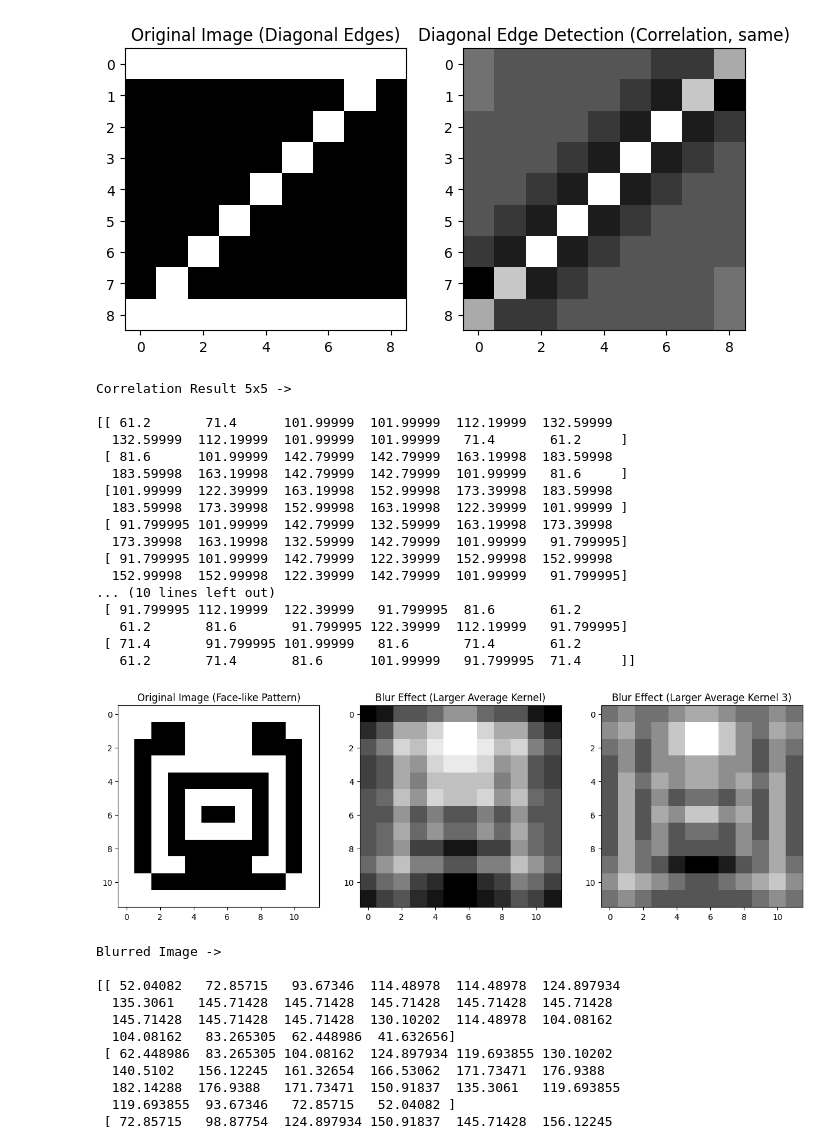
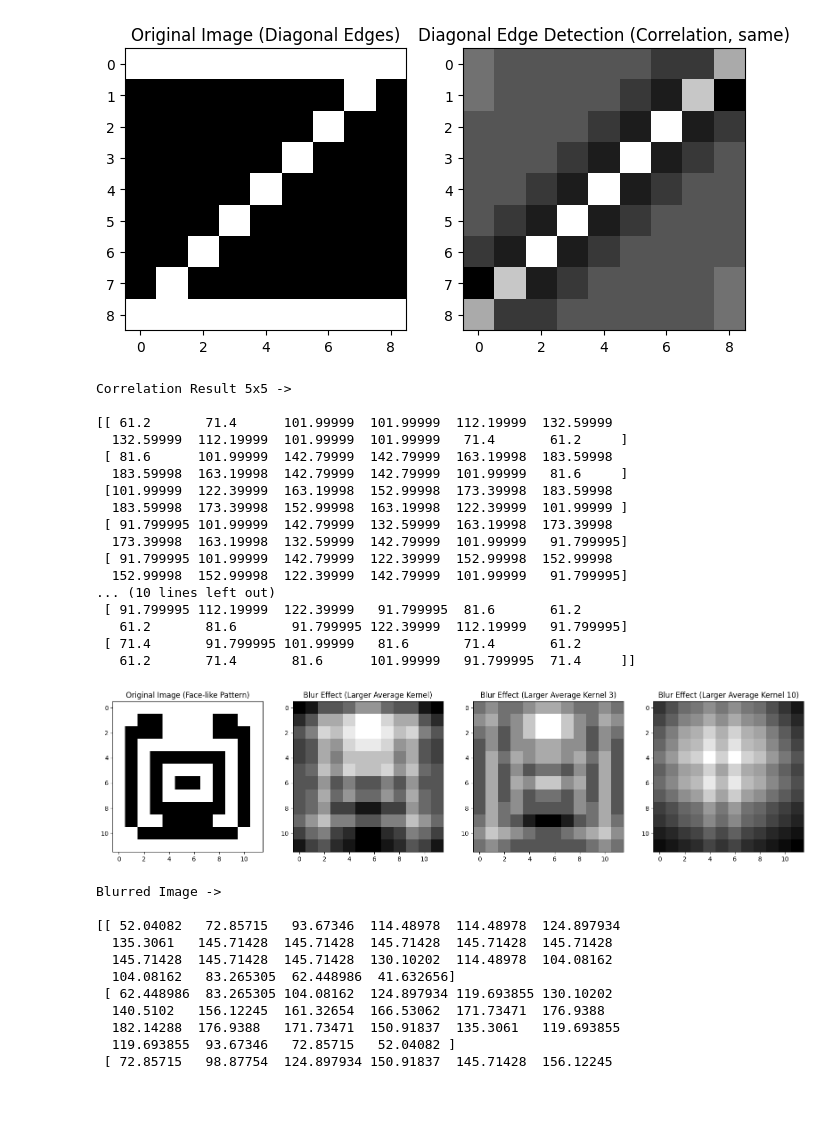
Before and after one commit to VaradaNambiar/ML-CNN, a Jupyter notebook: ConvolutionAndCorrelation.ipynb, the cells around one changed output. Saved outputs shown, nothing was run; the diff lists cells and outputs as text; code cells hidden in the pictures; blank space fills up the shorter version.

Commit message:
Add blurred img for 10x10 kernel

```diff
--- a/ConvolutionAndCorrelation.ipynb
+++ b/ConvolutionAndCorrelation.ipynb
@@ -435,40 +435,45 @@ print(corr_result, "\n")
 blur_kernel_3 = np.ones((3, 3), dtype=np.float32) / 9
 corr_result_3 = correlate2d(image, blur_kernel_3, mode='same')
 
+blur_kernel_10 = np.ones((10, 10), dtype=np.float32) / 100
+corr_result_10= correlate2d(image, blur_kernel_10, mode='same')
 
 # Step 3: Visualize Results
-fig, axs = plt.subplots(1, 3, figsize=(15, 5))
+fig, axs = plt.subplots(1, 4, figsize=(20, 5))
 
 axs[0].imshow(image, cmap='gray', vmin=0, vmax=255)
 axs[0].set_title('Original Image (Face-like Pattern)')
 
 axs[1].imshow(corr_result, cmap='gray')
 axs[1].set_title('Blur Effect (Larger Average Kernel)')
 
 
 axs[2].imshow(corr_result_3, cmap='gray')
 axs[2].set_title('Blur Effect (Larger Average Kernel 3)')
 
+axs[3].imshow(corr_result_10, cmap='gray')
+axs[3].set_title('Blur Effect (Larger Average Kernel 10)')
+
 plt.show()
 # %% [output]
 Correlation Result 5x5 ->
 
 [[ 61.2       71.4      101.99999  101.99999  112.19999  132.59999
   132.59999  112.19999  101.99999  101.99999   71.4       61.2     ]
  [ 81.6      101.99999  142.79999  142.79999  163.19998  183.59998
   183.59998  163.19998  142.79999  142.79999  101.99999   81.6     ]
  [101.99999  122.39999  163.19998  152.99998  173.39998  183.59998
   183.59998  173.39998  152.99998  163.19998  122.39999  101.99999 ]
  [ 91.799995 101.99999  142.79999  132.59999  163.19998  173.39998
   173.39998  163.19998  132.59999  142.79999  101.99999   91.799995]
  [ 91.799995 101.99999  142.79999  122.39999  152.99998  152.99998
   152.99998  152.99998  122.39999  142.79999  101.99999   91.799995]
 ... (10 lines left out)
  [ 91.799995 112.19999  122.39999   91.799995  81.6       61.2
    61.2       81.6       91.799995 122.39999  112.19999   91.799995]
  [ 71.4       91.799995 101.99999   81.6       71.4       61.2
    61.2       71.4       81.6      101.99999   91.799995  71.4     ]]
-[figure, old version]
+[figure, new version]
 # %%
 import numpy as np
 import matplotlib.pyplot as plt
```
